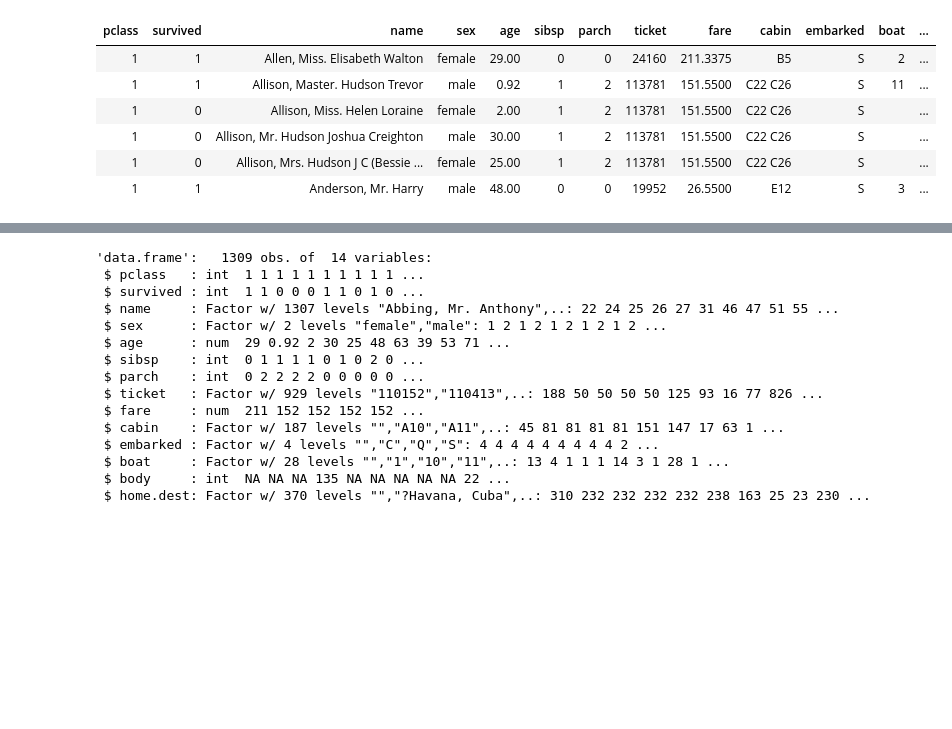
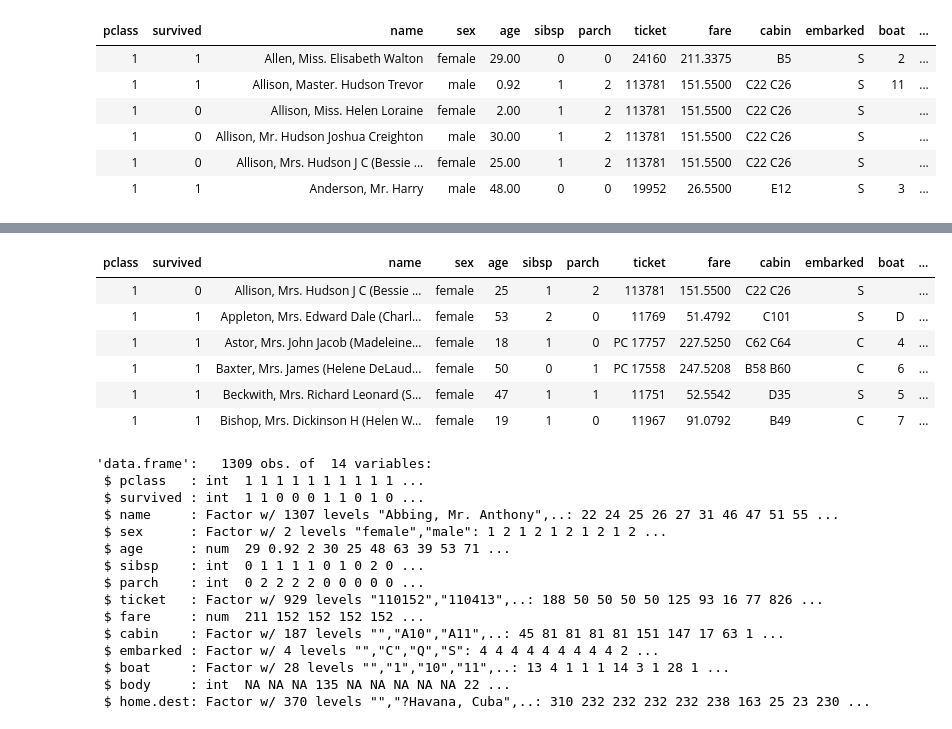
Before and after one commit to Atsuhiko/100_knocks_challenge, a Jupyter notebook: 03_R_100_knocks/Answrs/Week-03_answer.ipynb, the cells around one changed output, grey strips where cells are left out. Drawn from its saved outputs; the diff is of its cells as text; code cells hidden in the pictures; blank space fills up the shorter version.

```diff
--- a/03_R_100_knocks/Answrs/Week-03_answer.ipynb
+++ b/03_R_100_knocks/Answrs/Week-03_answer.ipynb
@@ -236,6 +247,26 @@ df %>% filter(grepl("Mrs", name))
 | 3 | 1 | Whabee, Mrs. George Joseph (Shawn... | female | 38 | 0 | 0 | 2688 | 7.2292 |  | C | C | ... |
 | 3 | 1 | Wilkes, Mrs. James (Ellen Needs) | female | 47 | 1 | 0 | 363272 | 7.0000 |  | S |  | ... |
 | 3 | 1 | Yasbeck, Mrs. Antoni (Selini Alex... | female | 15 | 1 | 0 | 2659 | 14.4542 |  | C |  | ... |
+# %%
+library(dplyr)
+
+# 標準表記
+head(filter(df, grepl("Mrs", name)))
+
+# Pipe
+df %>% filter(grepl("Mrs", name)) %>% head()
+
+# 1行に1つの作業
+df2 <- filter(df, grepl("Mrs", name))
+head(df2)
+# %% [output]
+| pclass | survived | name | sex | age | sibsp | parch | ticket | fare | cabin | embarked | boat | ... |
+| 1 | 0 | Allison, Mrs. Hudson J C (Bessie ... | female | 25 | 1 | 2 | 113781 | 151.5500 | C22 C26 | S |  | ... |
+| 1 | 1 | Appleton, Mrs. Edward Dale (Charl... | female | 53 | 2 | 0 | 11769 | 51.4792 | C101 | S | D | ... |
+| 1 | 1 | Astor, Mrs. John Jacob (Madeleine... | female | 18 | 1 | 0 | PC 17757 | 227.5250 | C62 C64 | C | 4 | ... |
+| 1 | 1 | Baxter, Mrs. James (Helene DeLaud... | female | 50 | 0 | 1 | PC 17558 | 247.5208 | B58 B60 | C | 6 | ... |
+| 1 | 1 | Beckwith, Mrs. Richard Leonard (S... | female | 47 | 1 | 1 | 11751 | 52.5542 | D35 | S | 5 | ... |
+| 1 | 1 | Bishop, Mrs. Dickinson H (Helen W... | female | 19 | 1 | 0 | 11967 | 91.0792 | B49 | C | 7 | ... |
 # %%
 # 【30】
 # dfの中で文字型の列のみを表示
```
Also changed, not shown: parts of 1 cell of this notebook, 8 other files.
